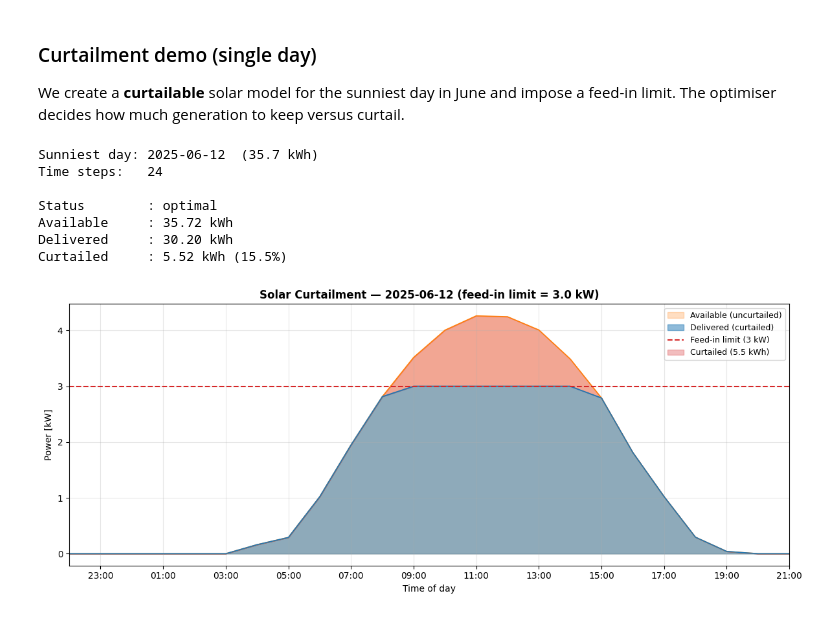
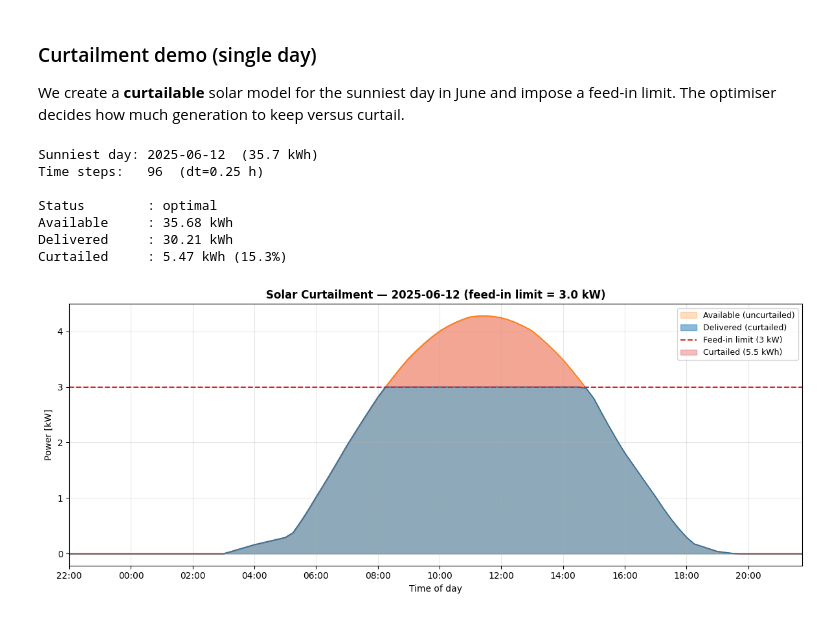
Before and after one commit to langestefan/langestefan.github.io, a Jupyter notebook: _posts/energy/hems/hems.ipynb, the cells around one changed output. Drawn from its saved outputs; the diff is of its cells as text; code cells hidden in the pictures.

Commit message:
Resample weather data

```diff
--- a/_posts/energy/hems/hems.ipynb
+++ b/_posts/energy/hems/hems.ipynb
@@ -116,7 +121,7 @@ plt.show()
 ## Solar generation prototyping
 # %%
 from HEMS.solar import Solar
-from HEMS.weather import fetch_open_meteo
+from HEMS.weather import fetch_open_meteo, resample_weather
 import pandas as pd
 
 # --- Fetch historical weather data for Amsterdam, June 2025 ---
@@ -128,6 +133,10 @@ weather = fetch_open_meteo(
     timezone="Europe/Amsterdam",
 )
 print(f"Fetched {len(weather)} hourly records")
+
+# --- Resample to DT_DEFAULT (15-min) ---
+weather = resample_weather(weather, dt=DT_DEFAULT)
+print(f"Resampled to {len(weather)} records at {DT_DEFAULT*60:.0f}-min resolution")
 print(weather.head())
 # %% [output]
 Fetched 720 hourly records
@@ -141,11 +151,10 @@ time
 # %%
 # --- Create a 5 kWp south-facing PV system in Amsterdam ---
 T_sol = len(weather)
-dt_sol = 1.0  # hourly resolution (Open-Meteo archive)
 
 solar = Solar(
     T=T_sol,
-    dt=dt_sol,
+    dt=DT_DEFAULT,
     pdc0=5.0,           # 5 kWp array
     pac0=5.0,           # 5 kW inverter
     surface_tilt=35.0,  # 35° tilt
@@ -159,16 +168,17 @@ solar = Solar(
 # Compute AC generation from the fetched weather data
 pac_kw = solar.compute_generation(
     times=weather.index,
-    ghi=weather["ghi"].values,
-    temp_air=weather["temp_air"].values,
-    wind_speed=weather["wind_speed"].values,
-    dni=weather["dni"].values,
-    dhi=weather["dhi"].values,
+    ghi=weather["ghi"].to_numpy(),
+    temp_air=weather["temp_air"].to_numpy(),
+    wind_speed=weather["wind_speed"].to_numpy(),
+    dni=weather["dni"].to_numpy(),
+    dhi=weather["dhi"].to_numpy(),
 )
 
-monthly_yield = np.sum(pac_kw) * dt_sol
+monthly_yield = np.sum(pac_kw) * DT_DEFAULT
 peak_power = pac_kw.max()
+print(f"Time steps    : {T_sol} ({DT_DEFAULT*60:.0f}-min resolution)")
 print(f"Peak AC power : {peak_power:.2f} kW")
 print(f"Monthly yield : {monthly_yield:.1f} kWh")
-print(f"Capacity factor: {monthly_yield / (solar.pdc0 * T_sol) * 100:.1f}%")
+print(f"Capacity factor: {monthly_yield / (solar.pdc0 * T_sol * DT_DEFAULT) * 100:.1f}%")
 # %% [output]
@@ -220,7 +231,7 @@ plt.show()
 [figure]
 # %%
 # --- Daily yield bar chart ---
-daily_yield = pd.Series(pac_kw * dt_sol, index=weather.index).resample("D").sum()
+daily_yield = pd.Series(pac_kw * DT_DEFAULT, index=weather.index).resample("D").sum()
 
 fig, ax = plt.subplots(figsize=(14, 4))
 ax.bar(daily_yield.index, daily_yield.values, width=0.8, color="tab:orange", alpha=0.7)
@@ -251,12 +262,12 @@ weather_day = weather.loc[day_mask]
 T_day = len(weather_day)
 
 print(f"Sunniest day: {best_day}  ({daily_yield.max():.1f} kWh)")
-print(f"Time steps:   {T_day}")
+print(f"Time steps:   {T_day}  (dt={DT_DEFAULT} h)")
 
 # --- Curtailable solar model for that day ---
 solar_curt = Solar(
     T=T_day,
-    dt=dt_sol,
+    dt=DT_DEFAULT,
     pdc0=5.0,
     pac0=5.0,
     surface_tilt=35.0,
@@ -286,11 +297,11 @@ constraints += [solar_curt.P <= feed_in_limit]
 # Maximise total generation subject to the feed-in cap
 objective = cp.Maximize(cp.sum(solar_curt.P))
 prob = cp.Problem(objective, constraints)
-prob.solve(solver=cp.HIGHS)
+prob.solve(solver=solver)
 
 p_curt = solar_curt.P.value
-energy_available = np.sum(pac_day) * dt_sol
-energy_delivered = np.sum(p_curt) * dt_sol
+energy_available = np.sum(pac_day) * DT_DEFAULT
+energy_delivered = np.sum(p_curt) * DT_DEFAULT
 energy_curtailed = energy_available - energy_delivered
 
 print(f"\nStatus        : {prob.status}")
@@ -299,45 +310,45 @@ print(f"Delivered     : {energy_delivered:.2f} kWh")
 print(f"Curtailed     : {energy_curtailed:.2f} kWh ({energy_curtailed/energy_available*100:.1f}%)")
 # %% [output]
 Sunniest day: 2025-06-12  (35.7 kWh)
-Time steps:   24
+Time steps:   96  (dt=0.25 h)
 
 Status        : optimal
-Available     : 35.72 kWh
-Delivered     : 30.20 kWh
-Curtailed     : 5.52 kWh (15.5%)
+Available     : 35.68 kWh
+Delivered     : 30.21 kWh
+Curtailed     : 5.47 kWh (15.3%)
 # %%
 # --- Curtailment visualisation ---
-hours = np.arange(T_day) * dt_sol
+hours = np.arange(T_day) * DT_DEFAULT
 t_day = weather_day.index
 
 fig, ax = plt.subplots(figsize=(12, 5))
 
 # Available generation (uncurtailed)
 ax.fill_between(t_day, pac_day, alpha=0.25, color="tab:orange", label="Available (uncurtailed)")
 ax.plot(t_day, pac_day, lw=1.2, color="tab:orange")
 
 # Delivered (after curtailment)
 ax.fill_between(t_day, p_curt, alpha=0.5, color="tab:blue", label="Delivered (curtailed)")
 ax.plot(t_day, p_curt, lw=1.2, color="tab:blue")
 
 # Feed-in limit
 ax.axhline(feed_in_limit, color="tab:red", ls="--", lw=1.5,
            label=f"Feed-in limit ({feed_in_limit:.0f} kW)")
 
 # Shade curtailed energy
 ax.fill_between(t_day, p_curt, pac_day, alpha=0.3, color="tab:red",
                 label=f"Curtailed ({energy_curtailed:.1f} kWh)")
 
 ax.set_ylabel("Power [kW]")
 ax.set_xlabel("Time of day")
 ax.set_title(f"Solar Curtailment — {best_day} (feed-in limit = {feed_in_limit} kW)", fontweight="bold")
 ax.xaxis.set_major_locator(mdates.HourLocator(interval=2))
 ax.xaxis.set_major_formatter(mdates.DateFormatter("%H:%M"))
 ax.set_xlim(t_day[0], t_day[-1])
 ax.legend(loc="upper right", fontsize=9)
 ax.grid(True, alpha=0.3)
 
 plt.tight_layout()
 plt.show()
 # %% [output]
-[figure, old version]
+[figure, new version]
```
Also changed, not shown: parts of 3 cells of this notebook, 2 other files.
